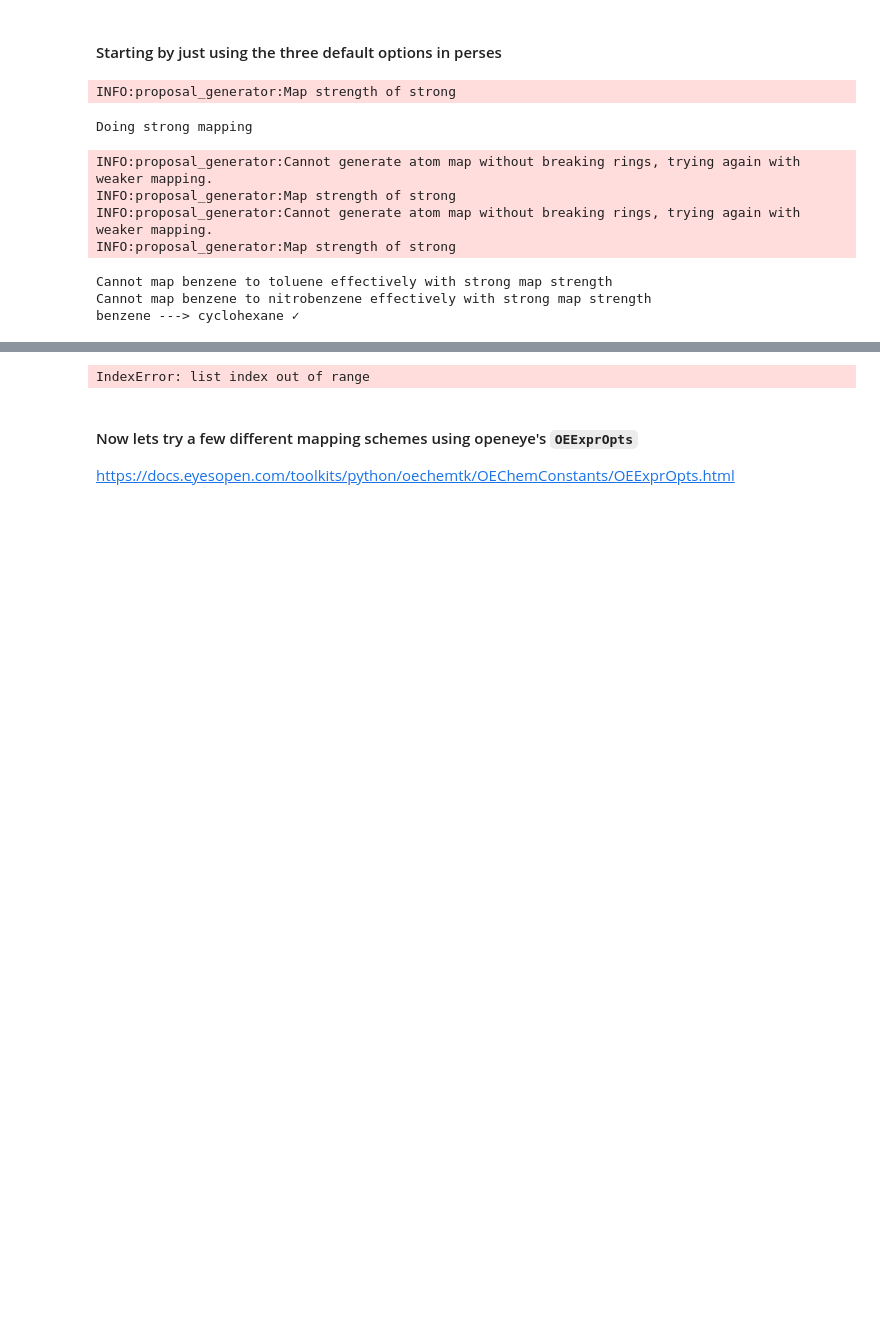
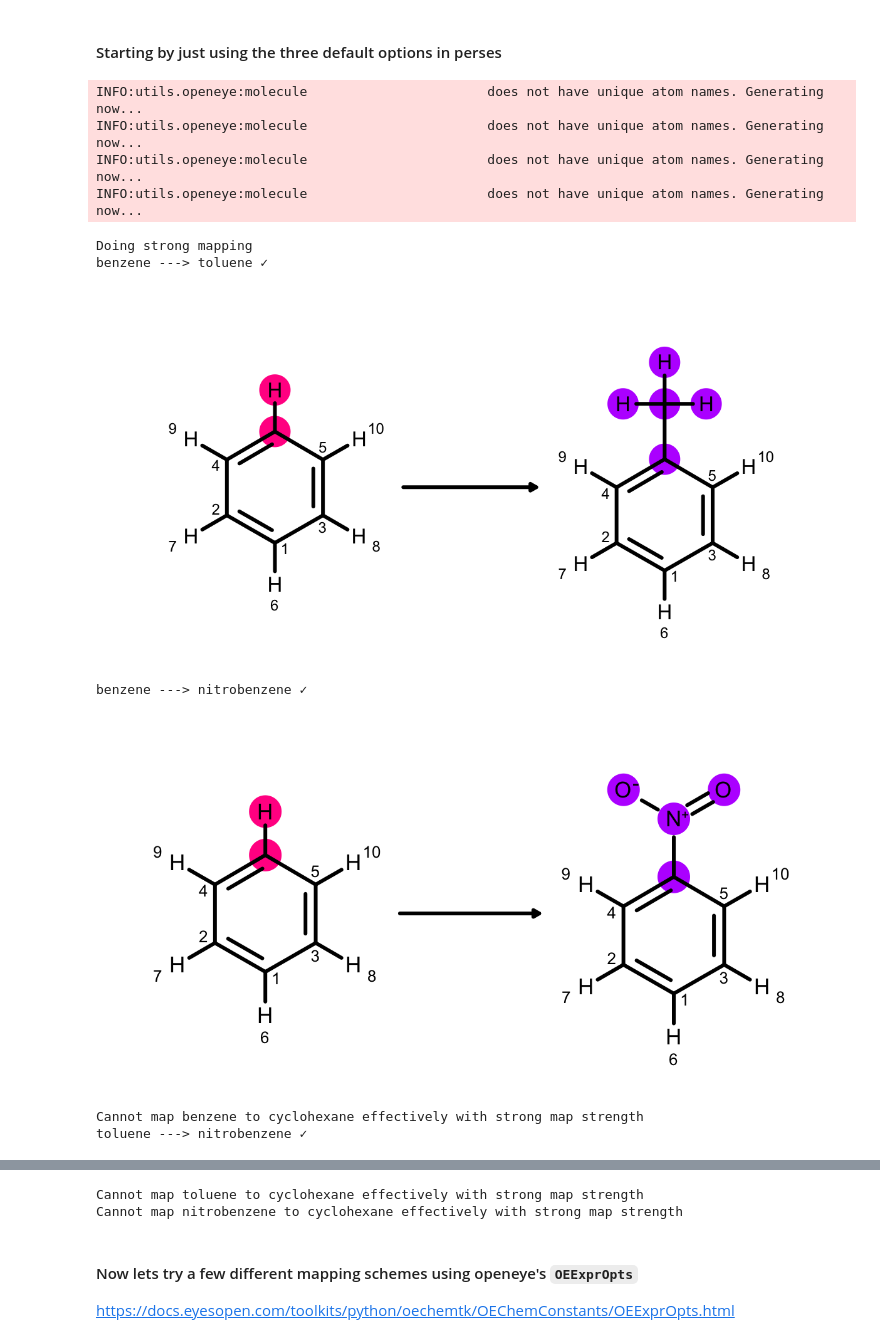
Before and after one commit to choderalab/perses, a Jupyter notebook: examples/atom-mapping/Atom-mapping.ipynb, the cells around one changed output, grey strips where cells are left out. Saved outputs shown, nothing was run; the diff lists cells and outputs as text; code cells hidden in the pictures; blank space fills up the shorter version.

```diff
--- a/examples/atom-mapping/Atom-mapping.ipynb
+++ b/examples/atom-mapping/Atom-mapping.ipynb
@@ -32,34 +21,41 @@ RDKit WARNING: [13:58:40] Enabling RDKit 2019.09.3 jupyter extensions
 # %% [markdown]
 #### Starting by just using the three default options in perses
 # %%
-# looping over default mapping strengths
+smiles = {'benzene':'c1ccccc1','toluene':'c1ccccc1C','nitrobenzene':'C1=CC=C(C=C1)[N+](=O)[O-]','cyclohexane':'C1CCCCC1'}
+list_of_mols = []
+for name,smi in smiles.items():
+    mol = smiles_to_oemol(smi, title=name)
+    list_of_mols.append(mol)
+
+
 names_and_oemols = dict(zip(smiles.keys(),list_of_mols))
 
-# print(names_and_oemols.keys())
-
+# looping over default mapping strengths
 for map_strength in ['strong']:
     print(f'Doing {map_strength} mapping')
     for nameA,nameB in itertools.combinations(names_and_oemols,2):
         molA = names_and_oemols[nameA]
         molB = names_and_oemols[nameB]
-        Mapper = AtomMapper([molA,molB],map_strength=map_strength)
+        mapping = AtomMapper._get_mol_atom_map(molA,molB,map_strength=map_strength)
 
-        if Mapper.atom_map is None or len(Mapper.atom_map) < 3:
+        if mapping is None or len(mapping) < 3:
             # too many unique atoms
             print(f'Cannot map {nameA} to {nameB} effectively with {map_strength} map strength')
         else:
             print(f'{nameA} ---> {nameB} '+u'\u2713')
-            render_atom_mapping(f'{nameA}to{nameB}_{map_strength}.png', Mapper.current_molecule, Mapper.proposed_molecule, Mapper.atom_map)
+            render_atom_mapping(f'{nameA}to{nameB}_{map_strength}.png', molA, molB, mapping)
             i = Image(filename=f'{nameA}to{nameB}_{map_strength}.png')
             display(i)
     print()
 # %% [output]
-INFO:proposal_generator:Map strength of strong
+INFO:utils.openeye:molecule                       does not have unique atom names. Generating now...
+INFO:utils.openeye:molecule                       does not have unique atom names. Generating now...
+INFO:utils.openeye:molecule                       does not have unique atom names. Generating now...
+INFO:utils.openeye:molecule                       does not have unique atom names. Generating now...
 Doing strong mapping
+benzene ---> toluene ✓
+[figure, added]
-INFO:proposal_generator:Cannot generate atom map without breaking rings, trying again with weaker mapping.
-INFO:proposal_generator:Map strength of strong
-INFO:proposal_generator:Cannot generate atom map without breaking rings, trying again with weaker mapping.
-INFO:proposal_generator:Map strength of strong
+benzene ---> nitrobenzene ✓
+[figure, added]
-Cannot map benzene to toluene effectively with strong map strength
-Cannot map benzene to nitrobenzene effectively with strong map strength
-benzene ---> cyclohexane ✓
+Cannot map benzene to cyclohexane effectively with strong map strength
+toluene ---> nitrobenzene ✓
@@ -66,4 +63,5 @@ benzene ---> cyclohexane ✓
-IndexError: list index out of range
+Cannot map toluene to cyclohexane effectively with strong map strength
+Cannot map nitrobenzene to cyclohexane effectively with strong map strength
 # %% [markdown]
 #### Now lets try a few different mapping schemes using openeye's `OEExprOpts`
 
```
Also changed, not shown: parts of 4 cells of this notebook, 1 other file.
